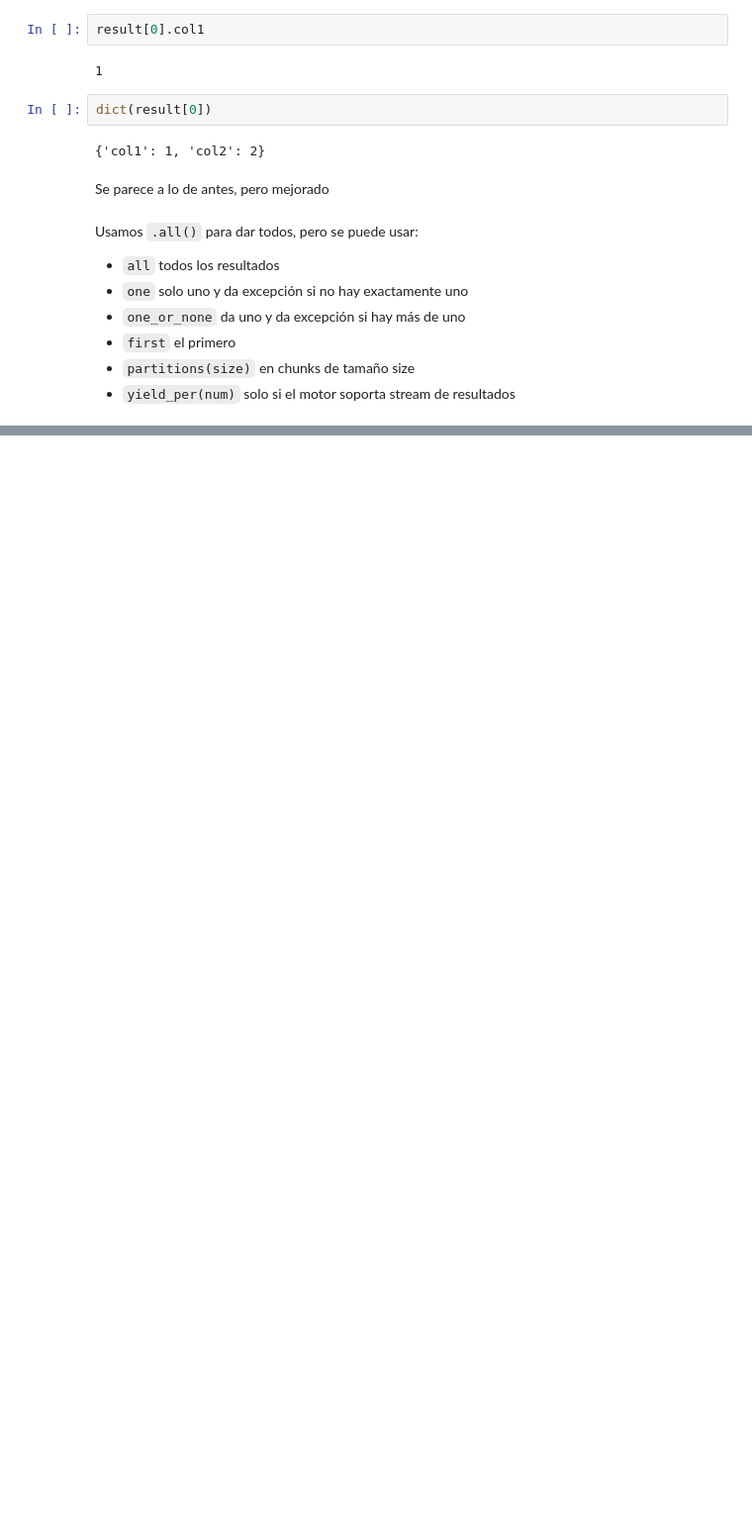
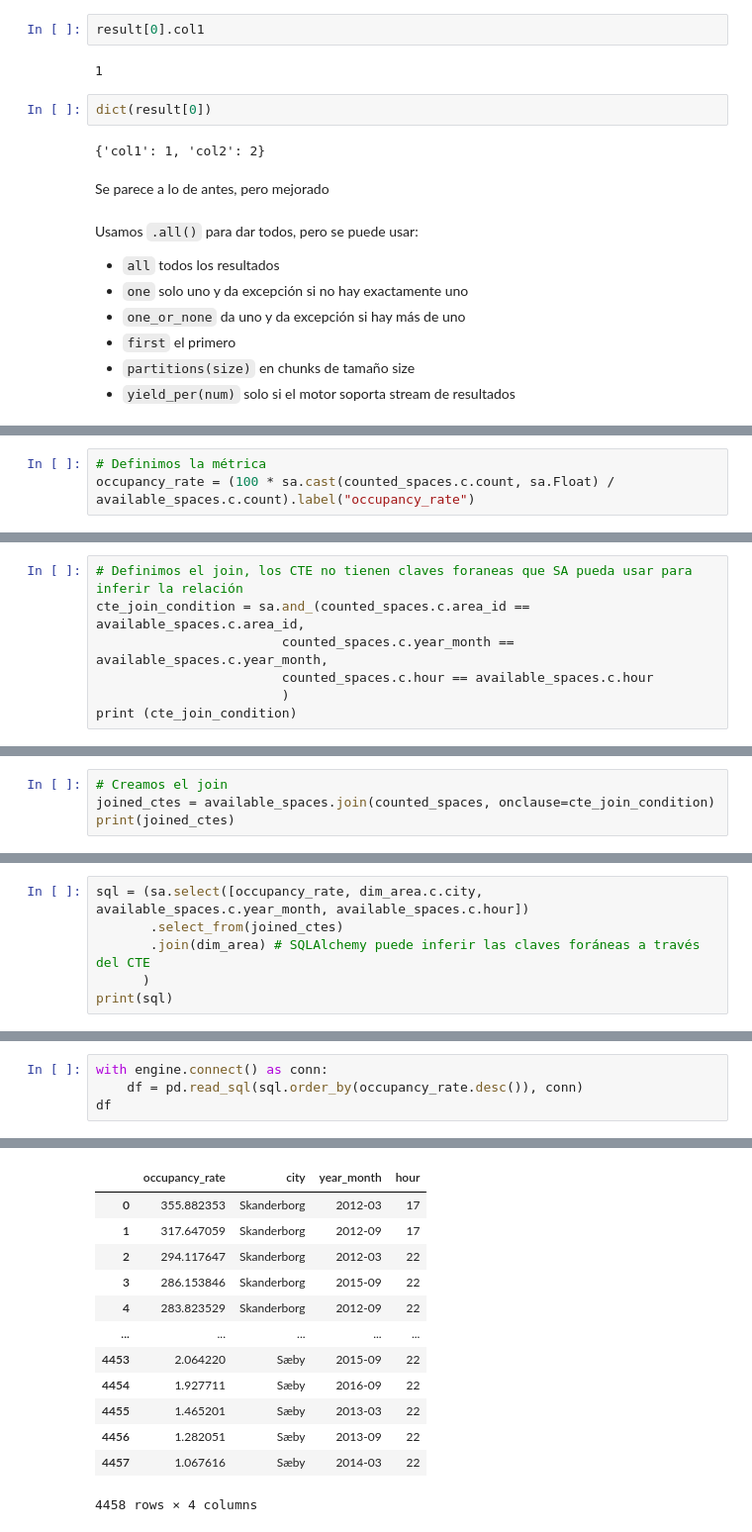
Before and after one commit to ferrandonea/tut_bbdd, a Jupyter notebook: sqlalchemy_orm_basic.ipynb, the cells around one changed output, grey strips where cells are left out. Shown at 99% size. Drawn from its saved outputs; the diff is of its cells as text; blank space fills up the shorter version.

```diff
--- a/sqlalchemy_orm_basic.ipynb
+++ b/sqlalchemy_orm_basic.ipynb
@@ -595,0 +1033,3 @@ Usamos `.all()` para dar todos, pero se puede usar:
+# %%
+# Definimos la métrica
+occupancy_rate = (100 * sa.cast(counted_spaces.c.count, sa.Float) / available_spaces.c.count).label("occupancy_rate")
@@ -595,0 +1040,7 @@ Usamos `.all()` para dar todos, pero se puede usar:
+# %%
+# Definimos el join, los CTE no tienen claves foraneas que SA pueda usar para inferir la relación
+cte_join_condition = sa.and_(counted_spaces.c.area_id == available_spaces.c.area_id,
+                        counted_spaces.c.year_month == available_spaces.c.year_month,
+                        counted_spaces.c.hour == available_spaces.c.hour
+                        )
+print (cte_join_condition)
@@ -595,0 +1049,4 @@ Usamos `.all()` para dar todos, pero se puede usar:
+# %%
+# Creamos el join
+joined_ctes = available_spaces.join(counted_spaces, onclause=cte_join_condition)
+print(joined_ctes)
@@ -595,0 +1059,6 @@ Usamos `.all()` para dar todos, pero se puede usar:
+# %%
+sql = (sa.select([occupancy_rate, dim_area.c.city, available_spaces.c.year_month, available_spaces.c.hour])
+       .select_from(joined_ctes)
+       .join(dim_area) # SQLAlchemy puede inferir las claves foráneas a través del CTE
+      )
+print(sql)
@@ -595,0 +1076,5 @@ Usamos `.all()` para dar todos, pero se puede usar:
+# %%
+with engine.connect() as conn:
+    df = pd.read_sql(sql.order_by(occupancy_rate.desc()), conn)
+df
+# %% [output]
@@ -595,0 +1094,13 @@ Usamos `.all()` para dar todos, pero se puede usar:
+|  | occupancy_rate | city | year_month | hour |
+| 0 | 355.882353 | Skanderborg | 2012-03 | 17 |
+| 1 | 317.647059 | Skanderborg | 2012-09 | 17 |
+| 2 | 294.117647 | Skanderborg | 2012-03 | 22 |
+| 3 | 286.153846 | Skanderborg | 2015-09 | 22 |
+| 4 | 283.823529 | Skanderborg | 2012-09 | 22 |
+| ... | ... | ... | ... | ... |
+| 4453 | 2.064220 | Sæby | 2015-09 | 22 |
+| 4454 | 1.927711 | Sæby | 2016-09 | 22 |
+| 4455 | 1.465201 | Sæby | 2013-03 | 22 |
+| 4456 | 1.282051 | Sæby | 2013-09 | 22 |
+| 4457 | 1.067616 | Sæby | 2014-03 | 22 |
+4458 rows × 4 columns
```
Also changed, not shown: parts of 148 cells of this notebook.
